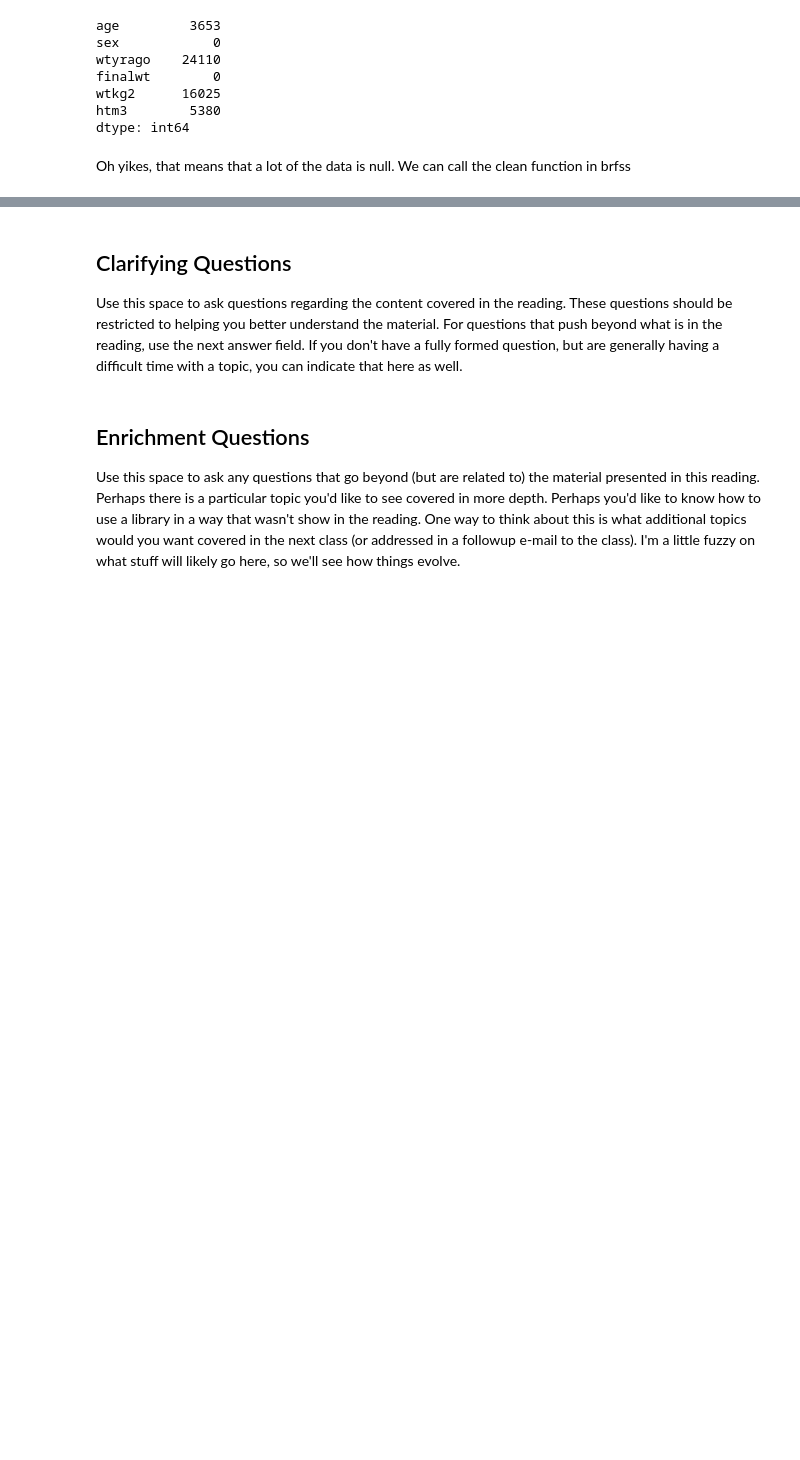
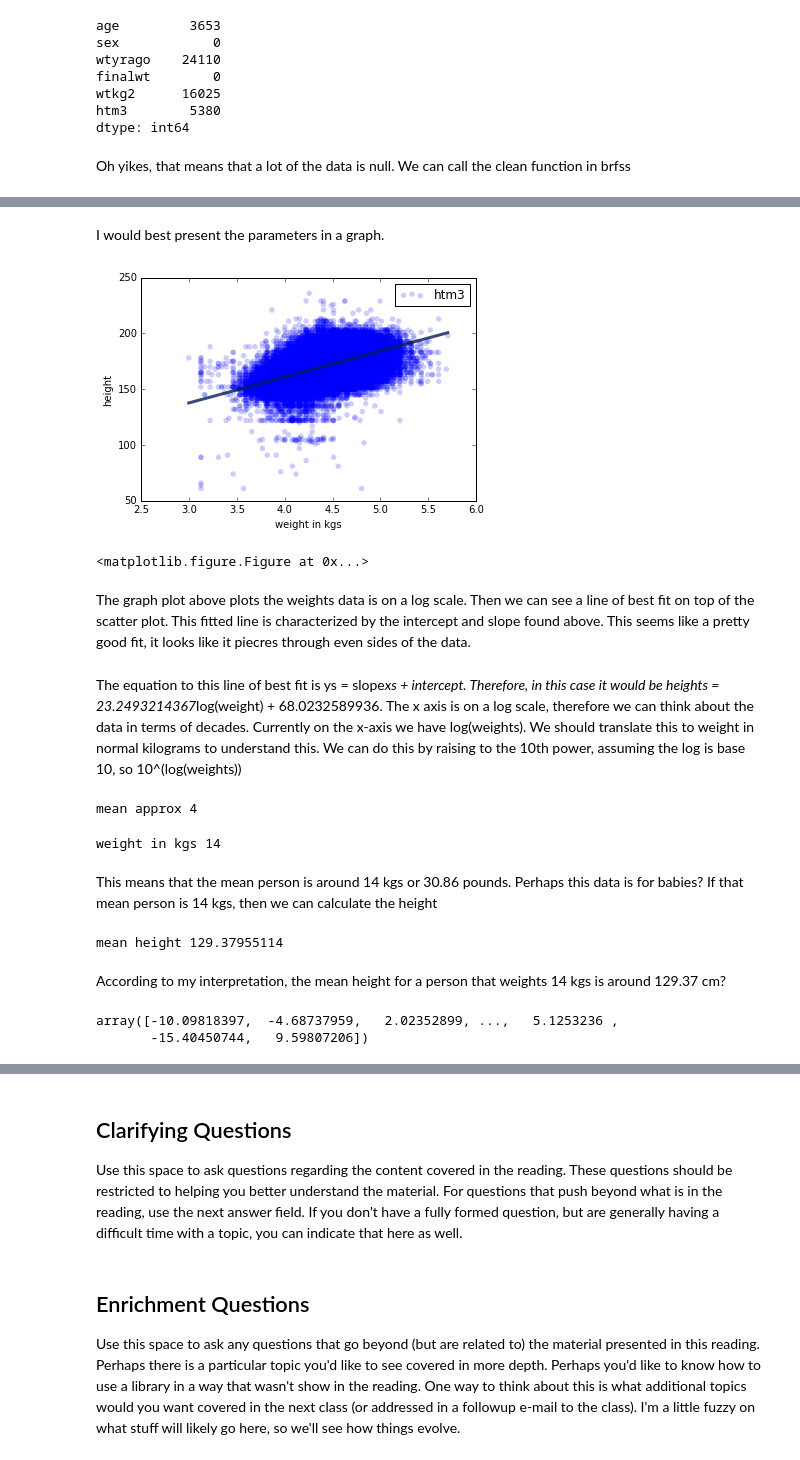
Before and after one commit to CaseyAlvarado/DataScience16, a Jupyter notebook: ThinkStats2/chap10ex.ipynb, the cells around one changed output, grey strips where cells are left out. Drawn from its saved outputs; the diff is of its cells as text; code cells hidden in the pictures; blank space fills up the shorter version.

```diff
--- a/ThinkStats2/chap10ex.ipynb
+++ b/ThinkStats2/chap10ex.ipynb
@@ -58,0 +57,12 @@ TypeError: cannot convert the series to <type 'float'>
+# %% [markdown]
+I would best present the parameters in a graph.
+# %%
+thinkplot.Scatter(np.log(data.wtkg2), data.htm3);
+fit_xs, fit_ys = thinkstats2.FitLine(np.log(data.wtkg2), intercept, slope)
+thinkplot.plot(fit_xs, fit_ys)
+thinkplot.Show(xlabel = 'weight in kgs', ylabel = 'height')
+# %% [output]
+[figure, added]
+<matplotlib.figure.Figure at 0x...>
+# %% [markdown]
+The graph plot above plots the weights data is on a log scale. Then we can see a line of best fit on top of the scatter plot. This fitted line is characterized by the intercept and slope found above. This seems like a pretty good fit, it looks like it piecres through even sides of the data.
@@ -58,0 +71,28 @@ TypeError: cannot convert the series to <type 'float'>
+# %% [markdown]
+The equation to this line of best fit is ys = slope*xs + intercept. Therefore, in this case it would be heights = 23.2493214367*log(weight) + 68.0232589936. The x axis is on a log scale, therefore we can think about the data in terms of decades. Currently on the x-axis we have log(weights). We should translate this to weight in normal kilograms to understand this. We can do this by raising to the 10th power, assuming the log is base 10, so 10^(log(weights))
+# %%
+#we can calculate the mean and then round to be an integer, it's just an approximation
+mean_rounded = np.int(fit_xs.mean())
+print "mean approx", mean_rounded
+# %% [output]
+mean approx 4
+# %%
+##this gets up back into something we can understand
+weight_kgs = 10^(np.int(fit_xs.mean()))
+print "mean weight in kgs", weight_kgs
+# %% [output]
+weight in kgs 14
+# %% [markdown]
+This means that the mean person is around 14 kgs or 30.86 pounds. Perhaps this data is for babies? If that mean person is 14 kgs, then we can calculate the height
+# %%
+mean_height = 23.2493214367*np.log(14) + 68.0232589936
+print "mean height", mean_height
+# %% [output]
+mean height 129.37955114
+# %% [markdown]
+According to my interpretation, the mean height for a person that weights 14 kgs is around 129.37 cm?
+# %%
+thinkstats2.Residuals(np.log(data.wtkg2), data.htm3, intercept, slope)
+# %% [output]
+array([-10.09818397,  -4.68737959,   2.02352899, ...,   5.1253236 ,
+       -15.40450744,   9.59807206])
```
Also changed, not shown: parts of 11 cells of this notebook, 2 other files.
